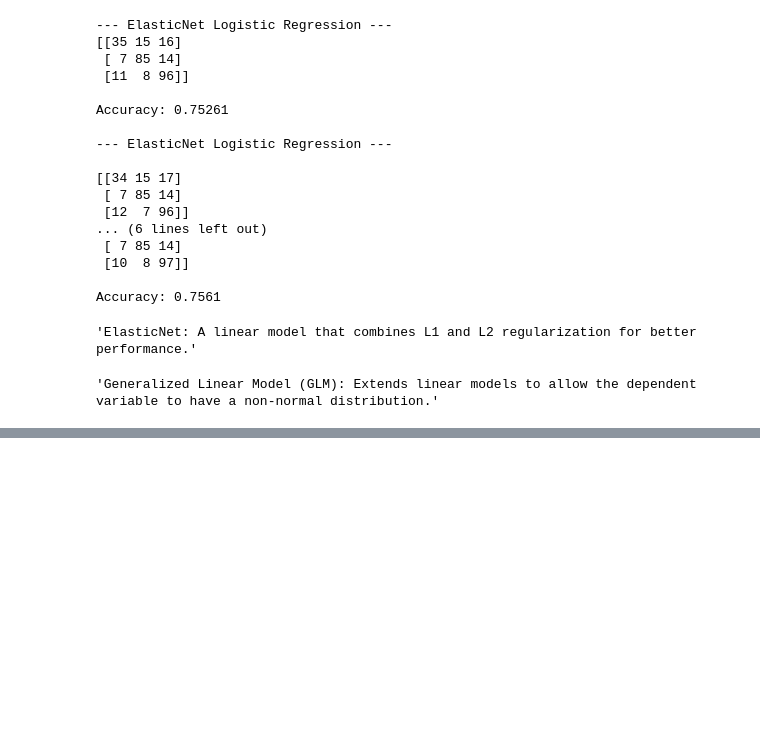
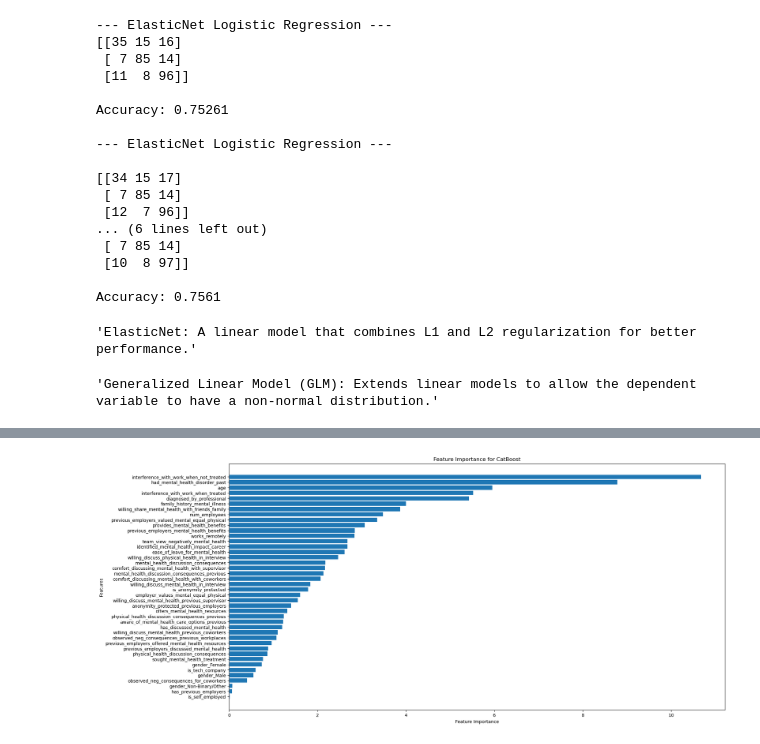
Before and after one commit to oskar-wolf/ML-EDA-Mental-Health-In-Tech, a Jupyter notebook: ML/prediction_model.ipynb, the cells around one changed output, grey strips where cells are left out. Drawn from its saved outputs; the diff is of its cells as text; code cells hidden in the pictures; blank space fills up the shorter version.

Commit message:
catboost tune

```diff
--- a/ML/prediction_model.ipynb
+++ b/ML/prediction_model.ipynb
@@ -865,0 +963,16 @@ Accuracy: 0.7561
+# %%
+def model_assess(model,name='Default'):
+    model.fit(X_train,y_train)
+    preds = model.predict(X_test)
+    print(f'--- {name} ---')
+    print(confusion_matrix(y_test,preds), '\n')
+    print('Accuracy:', round(accuracy_score(y_test,preds),5), '\n')
+    roc_auc = roc_auc_score(y_test, preds_proba, multi_class='ovr')
+    print(f'ROC AUC: {roc_auc}')
+    print(classification_report(y_test, preds))
+
+
+
+catboost_tuned = CatBoostClassifier(silent =True, iterations=500)
+
+model_assess(catboost_tuned, 'CatBoost Tuned')
@@ -865,0 +997,21 @@ Accuracy: 0.7561
+# %%
+from catboost import Pool, cv
+feature_importance = catboost_tuned.get_feature_importance(Pool(X_train, label=y_train))
+feature_names = X.columns
+
+feature_importance_df = pd.DataFrame({
+    'Feature': feature_names,
+    'Importance': feature_importance
+})
+
+feature_importance_df = feature_importance_df.sort_values(by='Importance', ascending=False)
+
+plt.figure(figsize=(20, 10))
+plt.barh(feature_importance_df['Feature'], feature_importance_df['Importance'])
+plt.xlabel("Feature Importance")
+plt.ylabel("Features")
+plt.title("Feature Importance for CatBoost")
+plt.gca().invert_yaxis()  # To display the highest importance at the top
+plt.show()
+# %% [output]
+[figure, added]
```
Also changed, not shown: parts of 3 cells of this notebook, 5 other files.
